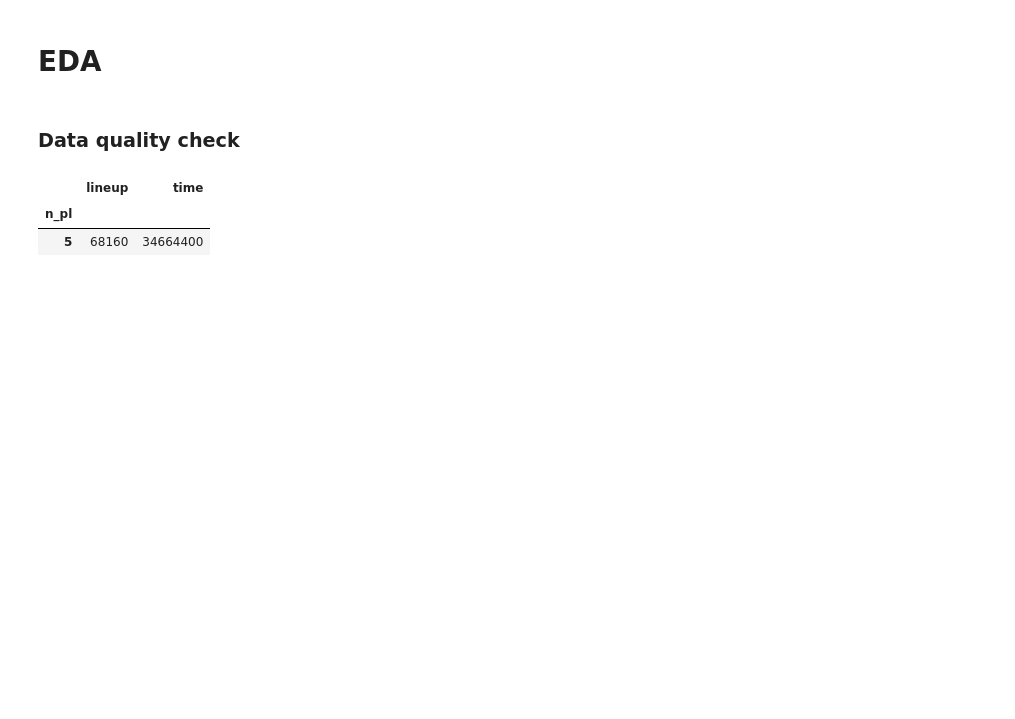
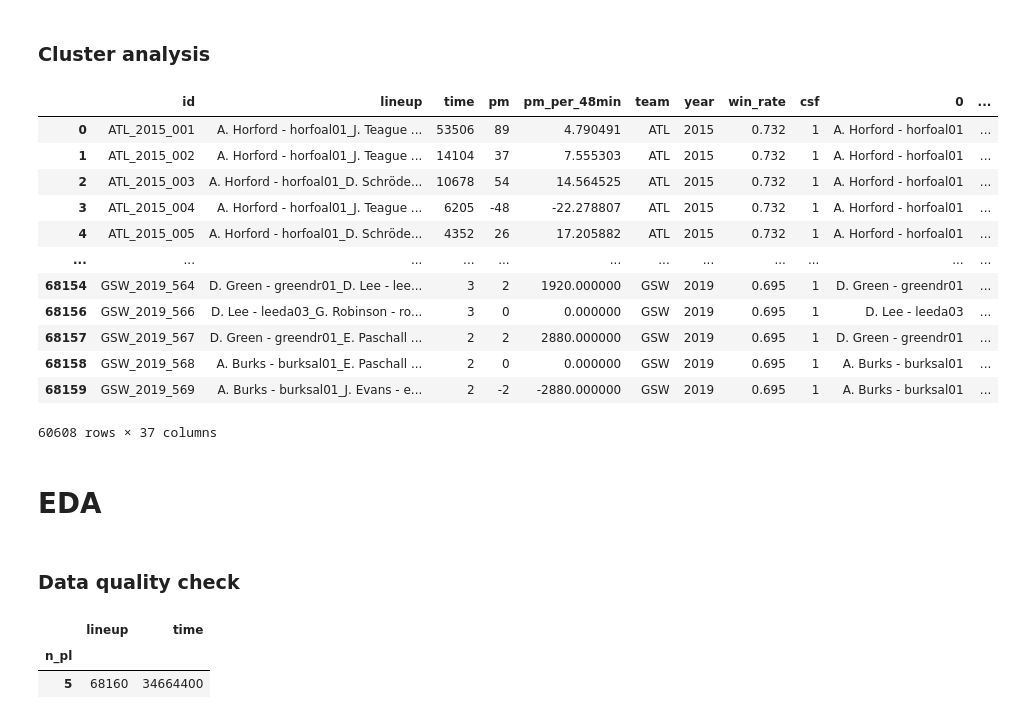
Before and after one commit to arnaud-odet/Roster_Building, a Jupyter notebook: notebooks/pbp.ipynb, the cells around one changed output. Cells and saved outputs as stored; diff of their text form; code cells hidden in the pictures; blank space fills up the shorter version.

Commit message:
Starting integration of clustering and lineups analysis

```diff
--- a/notebooks/pbp.ipynb
+++ b/notebooks/pbp.ipynb
@@ -166,0 +55,3 @@ plt.ylabel("Win Rate");
+# %%
+partition = pd.read_csv(PREPROC_DATA_PATH / 'clustering' / 'players_partition.csv', index_col=0)
+partition
@@ -166,0 +91,4 @@ plt.ylabel("Win Rate");
+# %%
+partition['period_id'] = [nba2bref[int(ind.split('_')[0])]+'_'+ind.split('_')[1] for ind in partition.index]
+partition.set_index('period_id',inplace=True)
+partition.head(3)
@@ -166,0 +101,5 @@ plt.ylabel("Win Rate");
+# %%
+for i in range(5):
+    ludf[f'name_{i}'] = [plid.split('-')[0].strip(' ') for plid in ludf[f'{i}']]
+    ludf[f'per_id_{i}'] = [plid.split('-')[1].strip(' ')+'_'+f'{yr}-{yr-1999}' for plid, yr in zip(ludf[f'{i}'], ludf['year'])]
+ludf.head(3)
@@ -166,0 +112,6 @@ plt.ylabel("Win Rate");
+# %%
+for i in range(5):
+    ludf = ludf.merge(partition, left_on= f'per_id_{i}', right_index= True)
+    ludf.rename(columns = {'cluster': f'cluster_pl_{i}'}, inplace= True)
+    ludf[f'cluster_pl_{i}'] = ludf[f'cluster_pl_{i}'].fillna(0)
+ludf.head(3)
@@ -167,3 +124,21 @@ plt.ylabel("Win Rate");
+# %% [markdown]
+### Cluster analysis
+# %%
+ludf
+# %% [output]
+|  | id | lineup | time | pm | pm_per_48min | team | year | win_rate | csf | 0 | ... |
+| 0 | ATL_2015_001 | A. Horford - horfoal01_J. Teague ... | 53506 | 89 | 4.790491 | ATL | 2015 | 0.732 | 1 | A. Horford - horfoal01 | ... |
+| 1 | ATL_2015_002 | A. Horford - horfoal01_J. Teague ... | 14104 | 37 | 7.555303 | ATL | 2015 | 0.732 | 1 | A. Horford - horfoal01 | ... |
+| 2 | ATL_2015_003 | A. Horford - horfoal01_D. Schröde... | 10678 | 54 | 14.564525 | ATL | 2015 | 0.732 | 1 | A. Horford - horfoal01 | ... |
+| 3 | ATL_2015_004 | A. Horford - horfoal01_J. Teague ... | 6205 | -48 | -22.278807 | ATL | 2015 | 0.732 | 1 | A. Horford - horfoal01 | ... |
+| 4 | ATL_2015_005 | A. Horford - horfoal01_D. Schröde... | 4352 | 26 | 17.205882 | ATL | 2015 | 0.732 | 1 | A. Horford - horfoal01 | ... |
+| ... | ... | ... | ... | ... | ... | ... | ... | ... | ... | ... | ... |
+| 68154 | GSW_2019_564 | D. Green - greendr01_D. Lee - lee... | 3 | 2 | 1920.000000 | GSW | 2019 | 0.695 | 1 | D. Green - greendr01 | ... |
+| 68156 | GSW_2019_566 | D. Lee - leeda03_G. Robinson - ro... | 3 | 0 | 0.000000 | GSW | 2019 | 0.695 | 1 | D. Lee - leeda03 | ... |
+| 68157 | GSW_2019_567 | D. Green - greendr01_E. Paschall ... | 2 | 2 | 2880.000000 | GSW | 2019 | 0.695 | 1 | D. Green - greendr01 | ... |
+| 68158 | GSW_2019_568 | A. Burks - burksal01_E. Paschall ... | 2 | 0 | 0.000000 | GSW | 2019 | 0.695 | 1 | A. Burks - burksal01 | ... |
+| 68159 | GSW_2019_569 | A. Burks - burksal01_J. Evans - e... | 2 | -2 | -2880.000000 | GSW | 2019 | 0.695 | 1 | A. Burks - burksal01 | ... |
+60608 rows × 37 columns
 # %% [markdown]
 # EDA
 # %% [markdown]
```
Also changed, not shown: parts of 33 cells of this notebook, 10 other files.
